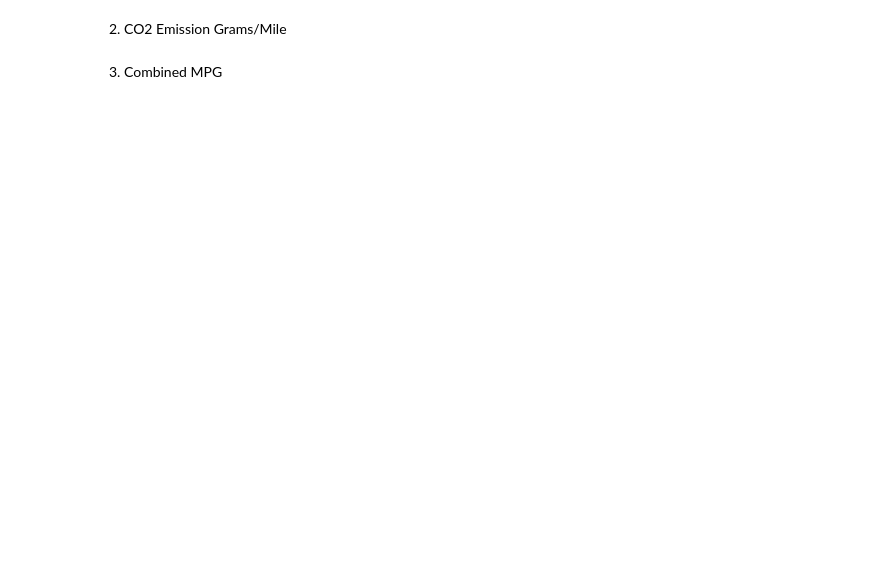
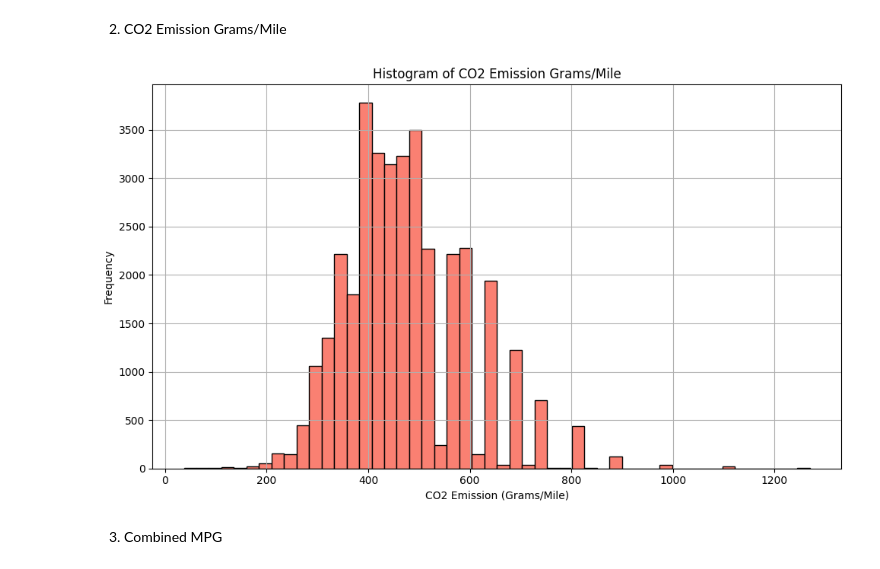
Before and after one commit to JanDirkvandeBijl/lab-continuous-probability-distributions-en, a Jupyter notebook: your-code/main.ipynb, the cells around one changed output. Cells and saved outputs as stored; diff of their text form; code cells hidden in the pictures; blank space fills up the shorter version.

```diff
--- a/your-code/main.ipynb
+++ b/your-code/main.ipynb
@@ -174,2 +179,14 @@ Then plot the histograms for the following variables:
+# %%
+# your code here
+plt.figure(figsize=(10, 6))
+plt.hist(vehicles['CO2 Emission Grams/Mile'], bins=50, color='salmon', edgecolor='black')
+plt.title('Histogram of CO2 Emission Grams/Mile')
+plt.xlabel('CO2 Emission (Grams/Mile)')
+plt.ylabel('Frequency')
+plt.grid(True)
+plt.tight_layout()
+plt.show()
+# %% [output]
+[figure, added]
 # %% [markdown]
 3. Combined MPG
```
Also changed, not shown: parts of 25 cells of this notebook.
